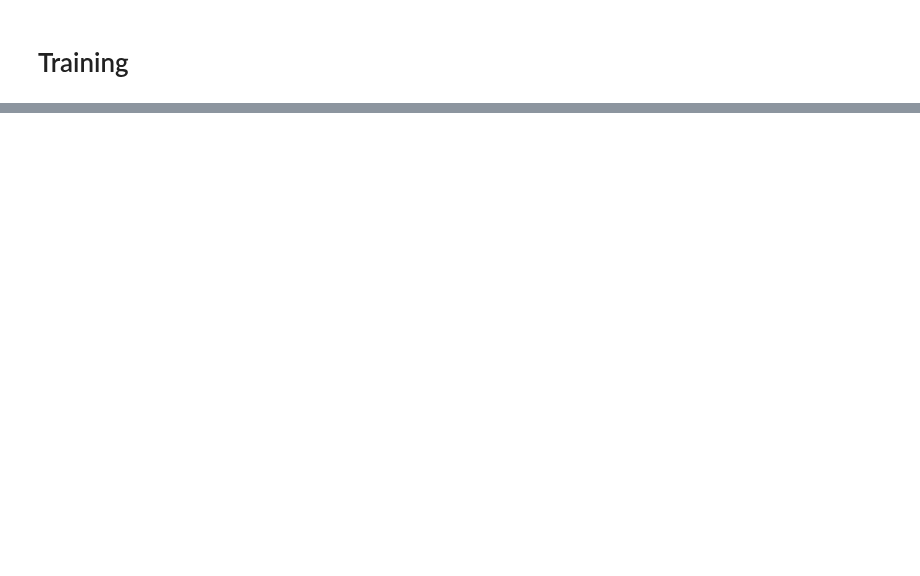
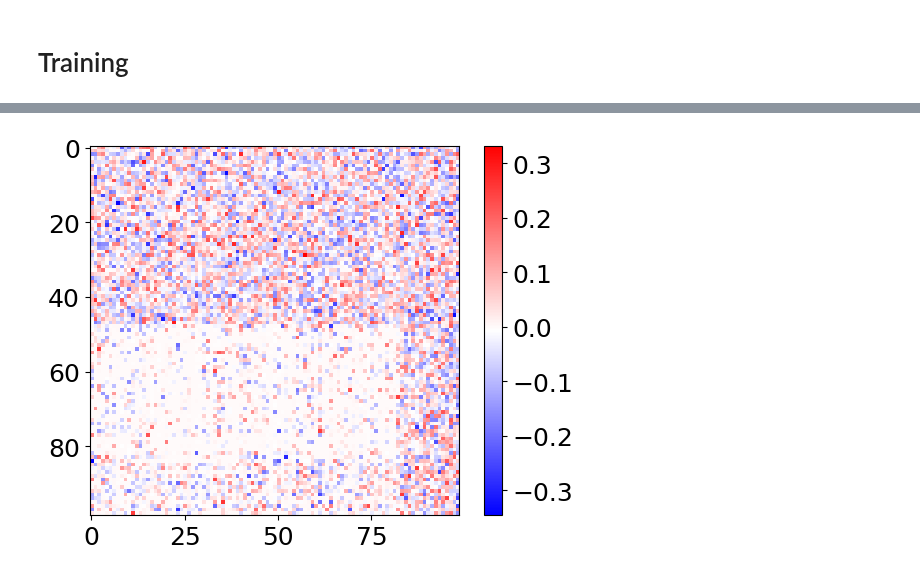
Before and after one commit to fmottes/jax-morph, a Jupyter notebook: notebooks/03 Chemical Homeostasis.ipynb, the cells around one changed output, grey strips where cells are left out. Cells and saved outputs as stored; diff of their text form; code cells hidden in the pictures; blank space fills up the shorter version.

```diff
--- a/notebooks/03 Chemical Homeostasis.ipynb
+++ b/notebooks/03 Chemical Homeostasis.ipynb
@@ -318,3 +334,5 @@ draw_circles_chem(s, 1);
 # %%
-plt.imshow(model[-1].interaction_matrix, cmap='bwr', vmin=-5, vmax=5)
+plt.imshow(opt_model[-2].interaction_matrix, cmap='bwr')
 plt.colorbar();
+# %% [output]
+[figure, added]
```
Also changed, not shown: parts of 23 cells of this notebook, 5 other files.
